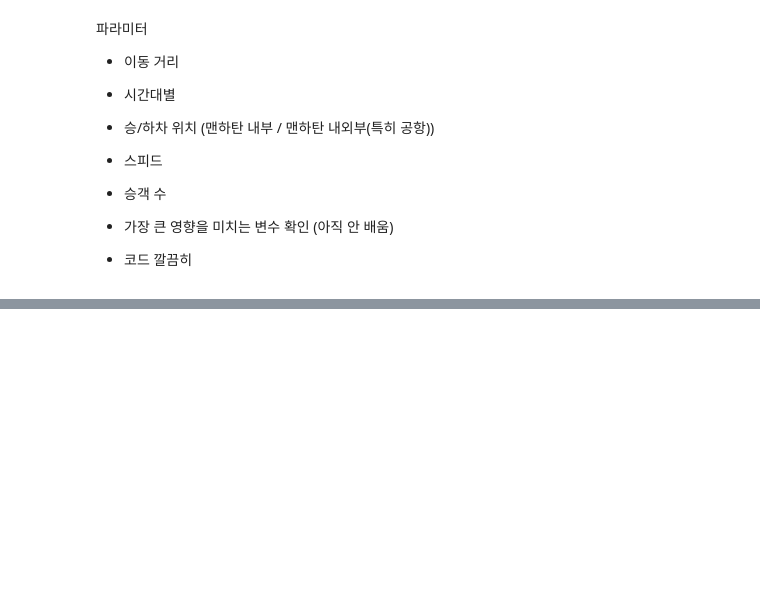
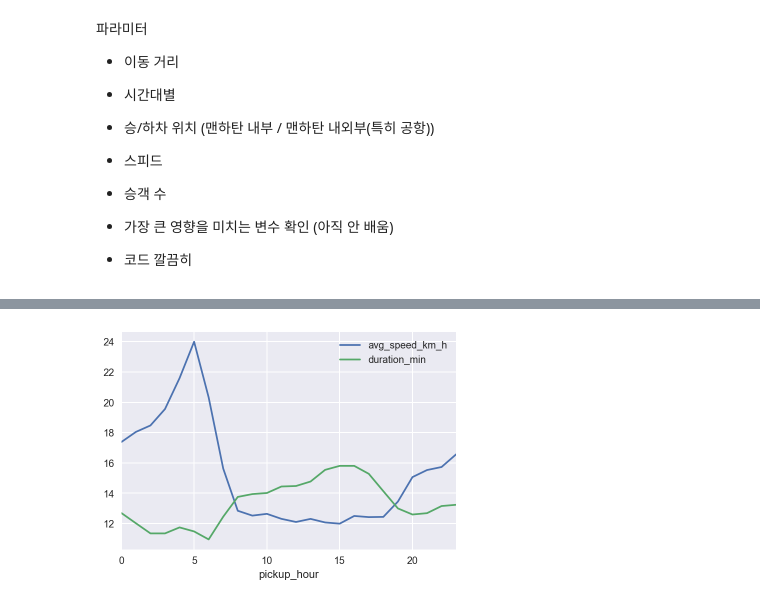
Before and after one commit to novdov/dss7b5-nyctaxi, a Jupyter notebook: EDA/EDA_release.ipynb, the cells around one changed output, grey strips where cells are left out. Drawn from its saved outputs; the diff is of its cells as text; code cells hidden in the pictures; blank space fills up the shorter version.

```diff
--- a/EDA/EDA_release.ipynb
+++ b/EDA/EDA_release.ipynb
@@ -595,0 +638,4 @@ plt.show()
+# %%
+taxi["vincenty_distance"] = vincenty_distance
+# %%
+taxi["avg_speed_km_h"] = taxi["vincenty_distance"] / (taxi["trip_duration"] / 3600)
@@ -595,0 +651,4 @@ plt.show()
+# %%
+taxi_hour_sp_du = taxi.loc[:, ["pickup_hour", "avg_speed_km_h", "duration_min"]]
+taxi_hour_sp_du = taxi_hour_sp_du.groupby("pickup_hour").mean()
+taxi_hour_sp_du.tail()
@@ -595,0 +663,6 @@ plt.show()
+# %%
+taxi_hour_sp_du.plot()
+plt.legend(loc='best')
+plt.show()
+# %% [output]
+[figure, added]
```
Also changed, not shown: parts of 28 cells of this notebook.
